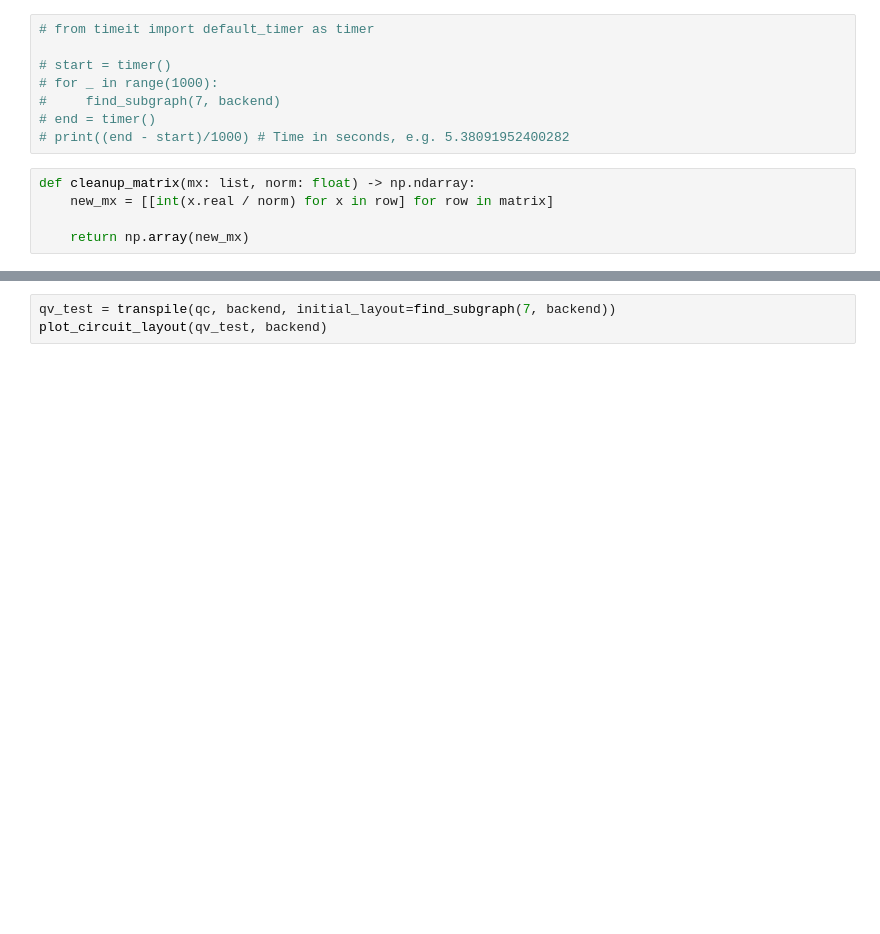
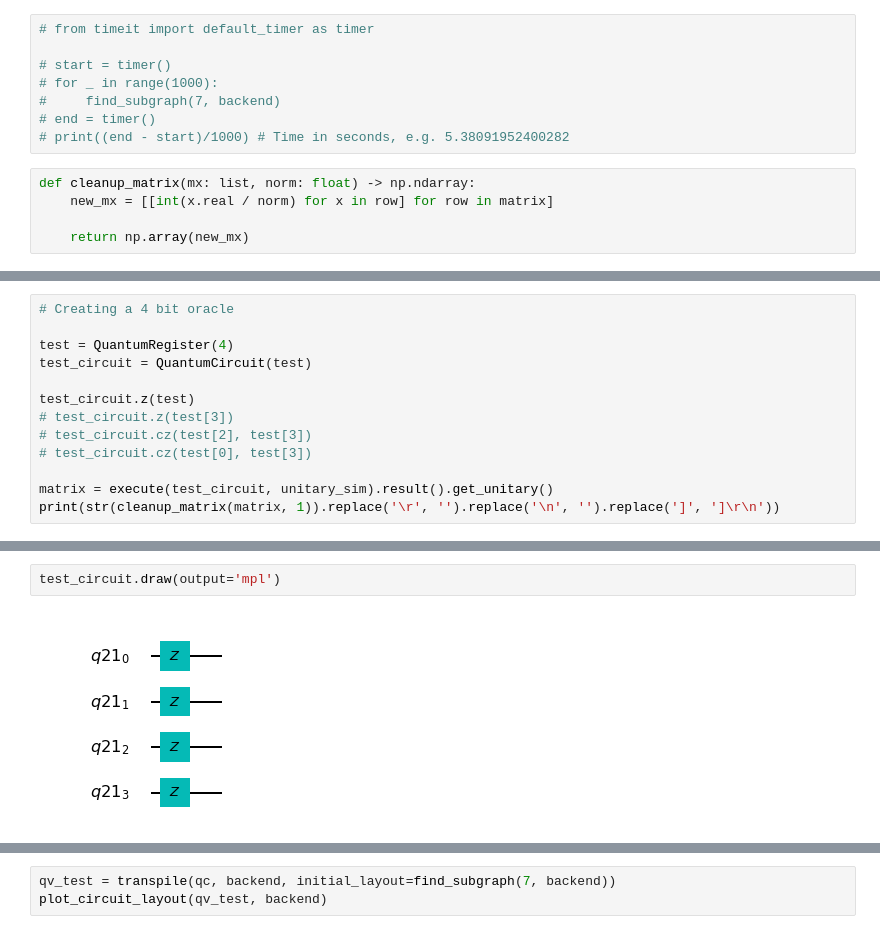
Before and after one commit to ParanoydAndroid/cryptanalysis, a Jupyter notebook: quantum_volume.ipynb, the cells around one changed output, grey strips where cells are left out. Cells and saved outputs as stored; diff of their text form; blank space fills up the shorter version.

```diff
--- a/quantum_volume.ipynb
+++ b/quantum_volume.ipynb
@@ -94,0 +238,13 @@ qc.draw(output='mpl')
+# %%
+# Creating a 4 bit oracle
+
+test = QuantumRegister(4)
+test_circuit = QuantumCircuit(test)
+
+test_circuit.z(test)
+# test_circuit.z(test[3])
+# test_circuit.cz(test[2], test[3])
+# test_circuit.cz(test[0], test[3])
+
+matrix = execute(test_circuit, unitary_sim).result().get_unitary()
+print(str(cleanup_matrix(matrix, 1)).replace('\r', '').replace('\n', '').replace(']', ']\r\n'))
@@ -94,0 +269,4 @@ qc.draw(output='mpl')
+# %%
+test_circuit.draw(output='mpl')
+# %% [output]
+[figure, added]
```
Also changed, not shown: parts of 15 cells of this notebook.
